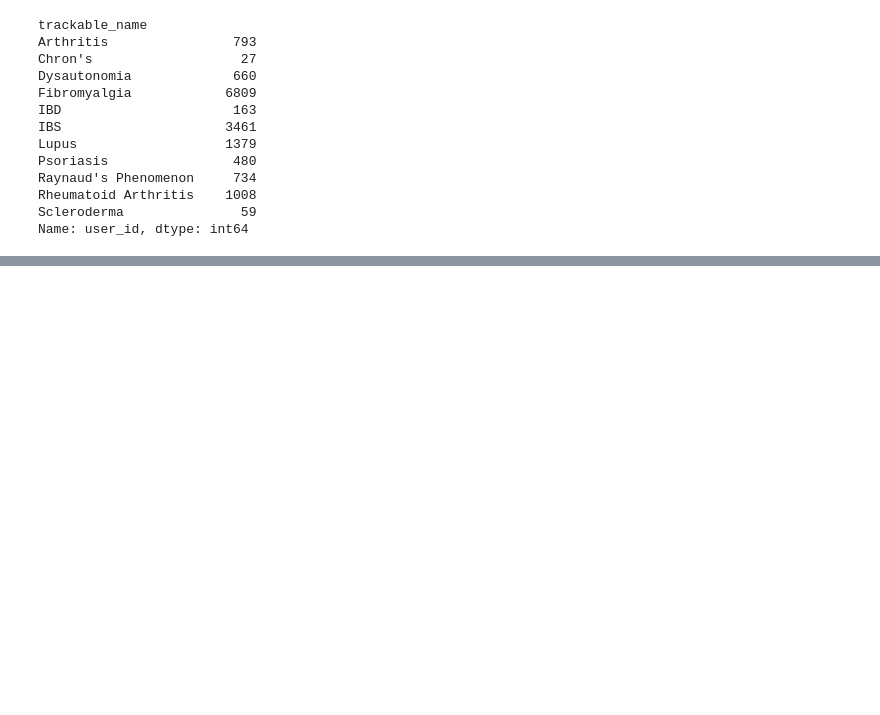
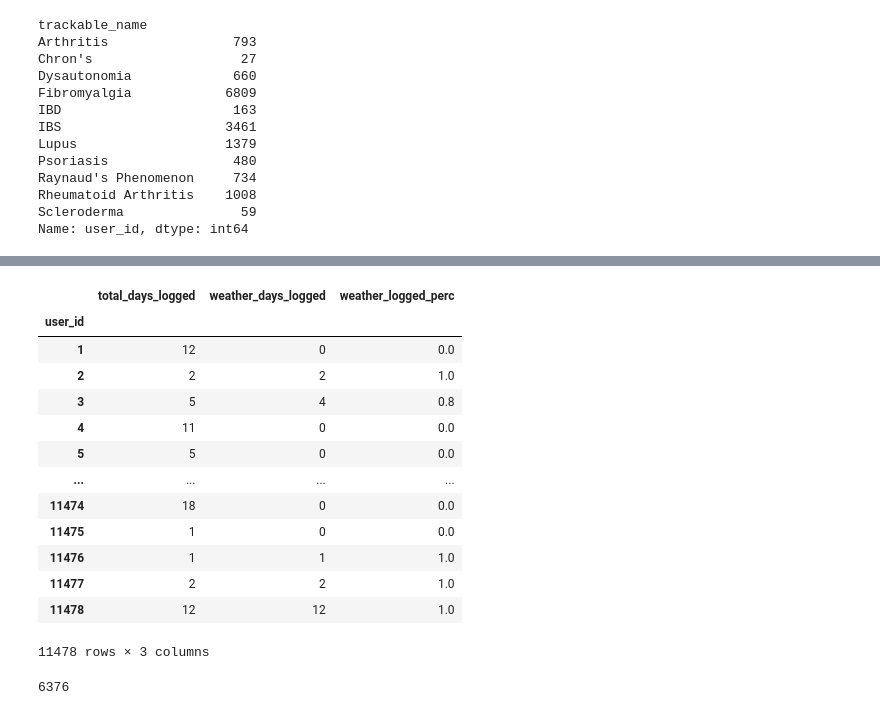
Before and after one commit to flare-up-predictor/flare_prediction, a Jupyter notebook: DataPreprocessing/CleanData.ipynb, the cells around one changed output, grey strips where cells are left out. Cells and saved outputs as stored; diff of their text form; code cells hidden in the pictures; blank space fills up the shorter version.

```diff
--- a/DataPreprocessing/CleanData.ipynb
+++ b/DataPreprocessing/CleanData.ipynb
@@ -219,0 +326,12 @@ Name: user_id, dtype: int64
+# %%
+#count number of days weather was logged
+usefuldata_dated = pd.read_csv('autoimmune_data_dated.csv', low_memory = False)
+weather_logged = usefuldata_dated[usefuldata_dated['trackable_type'] == 'Weather']
+weather_logged.to_csv('weather_entries.csv')
+weather_logged = weather_logged.filter(['user_id','checkin_date'], axis = 1)
+#count how many days each user entered weather info
+weather_logged = weather_logged.drop_duplicates()
+weather_logged = weather_logged.groupby(['user_id'])['checkin_date'].count()
+weather_logged = weather_logged.to_frame()
+weather_logged.rename(columns={'checkin_date':'weather_days_logged'}, inplace=True)
+weather_logged
@@ -219,0 +356,7 @@ Name: user_id, dtype: int64
+# %%
+#aggregate how many days each user inputted
+day_counts =  usefuldata_dated.filter(['user_id','checkin_date'], axis = 1)
+day_counts = day_counts.groupby(['user_id'])['checkin_date'].max()
+day_counts = day_counts.to_frame()
+day_counts.rename(columns={'checkin_date':'total_days_logged'}, inplace=True)
+day_counts
@@ -219,0 +378,30 @@ Name: user_id, dtype: int64
+# %%
+#create a table comparing total days logged and days weather logged
+weather_stats = pd.merge(day_counts, weather_logged, on ='user_id', how='outer')
+weather_stats['weather_days_logged'] = weather_stats['weather_days_logged'].fillna(0)
+weather_stats['weather_days_logged'] = weather_stats['weather_days_logged'].astype(int)
+weather_stats['weather_logged_perc'] = weather_stats['weather_days_logged']/weather_stats['total_days_logged']
+weather_stats
+# %% [output]
+|  | total_days_logged | weather_days_logged | weather_logged_perc |
+| user_id |  |  |  |
+| 1 | 12 | 0 | 0.0 |
+| 2 | 2 | 2 | 1.0 |
+| 3 | 5 | 4 | 0.8 |
+| 4 | 11 | 0 | 0.0 |
+| 5 | 5 | 0 | 0.0 |
+| ... | ... | ... | ... |
+| 11474 | 18 | 0 | 0.0 |
+| 11475 | 1 | 0 | 0.0 |
+| 11476 | 1 | 1 | 1.0 |
+| 11477 | 2 | 2 | 1.0 |
+| 11478 | 12 | 12 | 1.0 |
+11478 rows × 3 columns
+# %%
+#count how many people have >0 weather days logged
+len(weather_stats[weather_stats['weather_days_logged'] > 0])
+#count how many people logged weather for >80% of the days
+len(weather_stats[weather_stats['weather_logged_perc'] >= 0.8])
+#len(weather_stats.loc[weather_stats['weather_logged_perc'] >= 0.8]) //other way of doing the same thing
+# %% [output]
+6376
```
Also changed, not shown: parts of 33 cells of this notebook, 2 other files.
